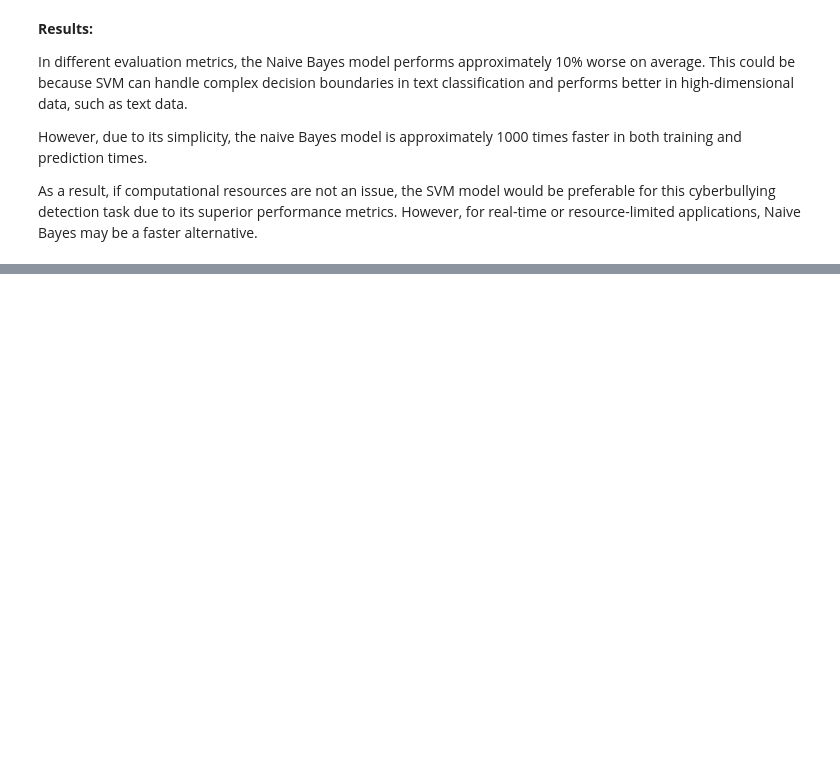
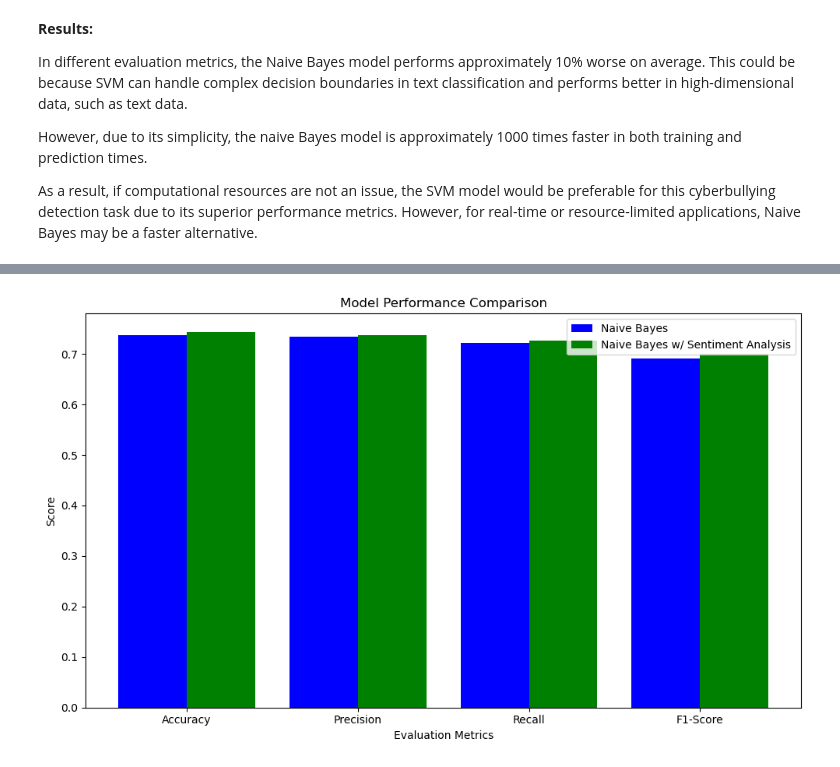
Before and after one commit to fmora22/cs412_project, a Jupyter notebook: cs412_project.ipynb, the cells around one changed output, grey strips where cells are left out. Drawn from its saved outputs; the diff is of its cells as text; code cells hidden in the pictures; blank space fills up the shorter version.

```diff
--- a/cs412_project.ipynb
+++ b/cs412_project.ipynb
@@ -764,0 +888,25 @@ As a result, if computational resources are not an issue, the SVM model would be
+# %%
+# Visualization of Performance Comparison for Naive-Bayes
+new_nb_accuracy = accuracy_score(new_y_test, new_y_predNB)
+new_nb_precision = precision_score(new_y_test, new_y_predNB, average='macro')
+new_nb_recall = recall_score(new_y_test, new_y_predNB, average='macro')
+new_nb_f1 = f1_score(new_y_test, new_y_predNB, average='macro')
+
+plt.figure(figsize=(10, 6))
+metrics = ['Accuracy', 'Precision', 'Recall', 'F1-Score']
+nb_values = [nb_accuracy, nb_precision, nb_recall, nb_f1]
+nb_values_sentiment = [new_nb_accuracy, new_nb_precision, new_nb_recall, new_nb_f1]
+
+x = range(len(metrics))
+plt.bar([i-0.2 for i in x], nb_values, 0.4, label='Naive Bayes', color='blue')
+plt.bar([i+0.2 for i in x], nb_values_sentiment, 0.4, label='Naive Bayes w/ Sentiment Analysis', color='green')
+
+plt.xlabel('Evaluation Metrics')
+plt.ylabel('Score')
+plt.title('Model Performance Comparison')
+plt.xticks(x, metrics)
+plt.legend()
+plt.tight_layout()
+plt.show()
+# %% [output]
+[figure, added]
```
Also changed, not shown: parts of 22 cells of this notebook.
